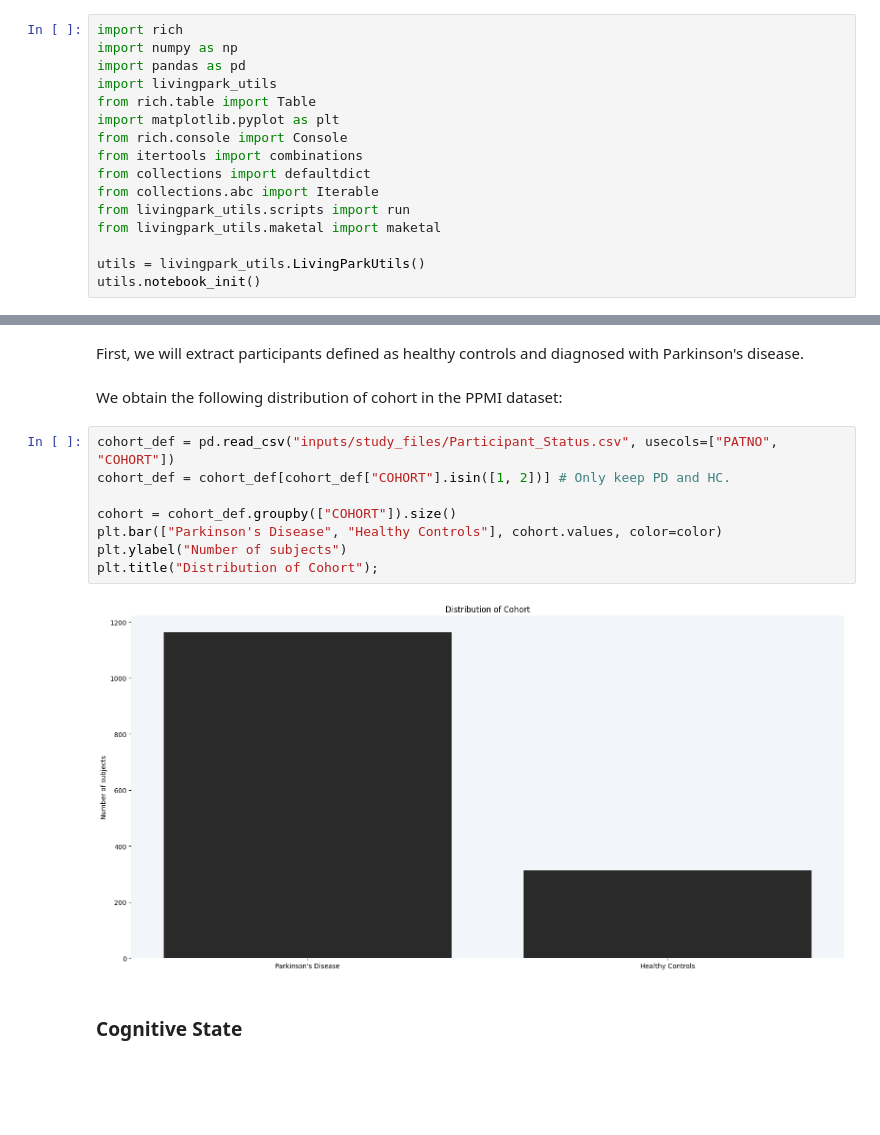
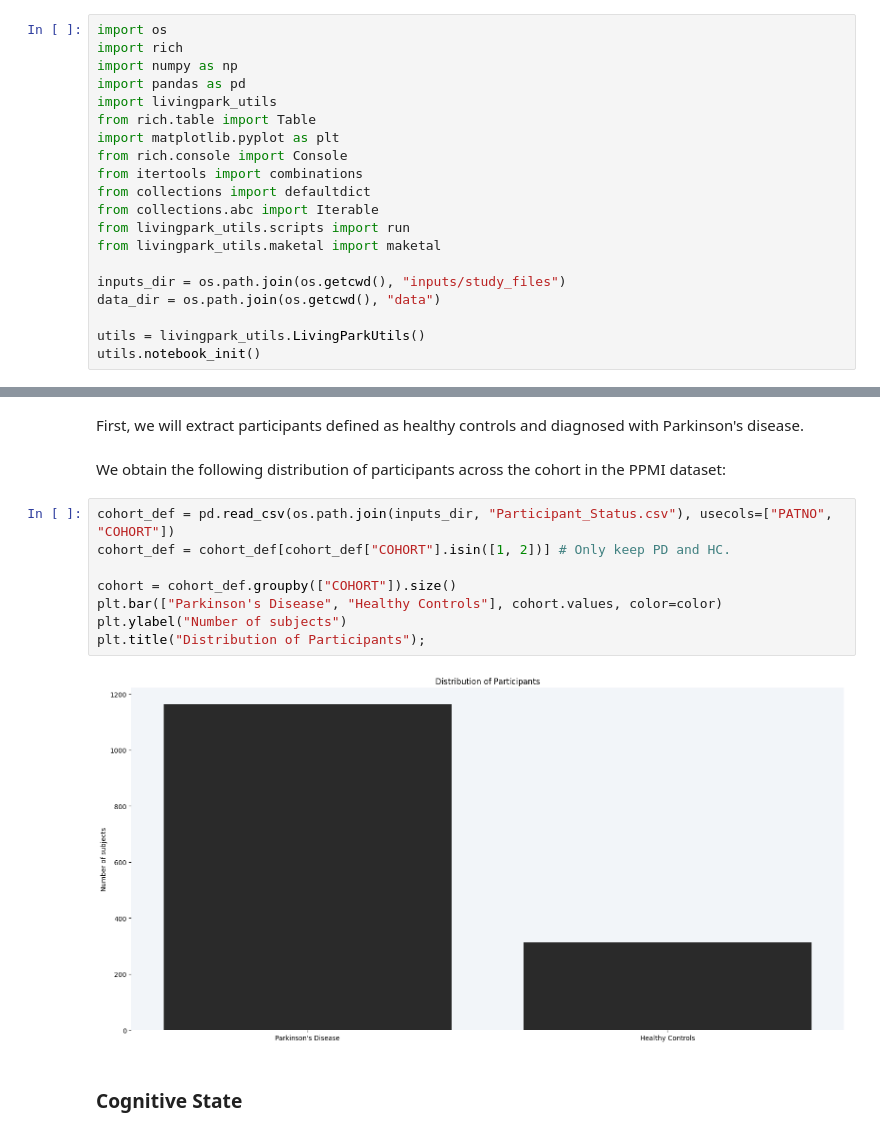
Before and after one commit to LivingPark-MRI/mak-etal-2015, a Jupyter notebook: mak-etal-2015.ipynb, the cells around one changed output, grey strips where cells are left out. Drawn from its saved outputs; the diff is of its cells as text; blank space fills up the shorter version.

```diff
--- a/mak-etal-2015.ipynb
+++ b/mak-etal-2015.ipynb
@@ -40,6 +40,7 @@ The rest of this notebook aims at reproducing these results using the PPMI datas
 # %% [markdown]
 First, let's initialize the notebook by installing software dependencies and importing libraries that we're going to use.
 # %%
+import os
 import rich
 import numpy as np
 import pandas as pd
@@ -53,6 +54,9 @@ from collections.abc import Iterable
 from livingpark_utils.scripts import run
 from livingpark_utils.maketal import maketal
 
+inputs_dir = os.path.join(os.getcwd(), "inputs/study_files")
+data_dir = os.path.join(os.getcwd(), "data")
+
 utils = livingpark_utils.LivingParkUtils()
 utils.notebook_init()
 # %% [output]
@@ -133,17 +139,17 @@ color = '#2A2A2A'
 # %% [markdown]
 First, we will extract participants defined as healthy controls and diagnosed with Parkinson's disease.
 # %% [markdown]
-We obtain the following distribution of cohort in the PPMI dataset:
+We obtain the following distribution of participants across the cohort in the PPMI dataset:
 # %%
-cohort_def = pd.read_csv("inputs/study_files/Participant_Status.csv", usecols=["PATNO", "COHORT"])
+cohort_def = pd.read_csv(os.path.join(inputs_dir, "Participant_Status.csv"), usecols=["PATNO", "COHORT"])
 cohort_def = cohort_def[cohort_def["COHORT"].isin([1, 2])] # Only keep PD and HC.
 
 cohort = cohort_def.groupby(["COHORT"]).size()
 plt.bar(["Parkinson's Disease", "Healthy Controls"], cohort.values, color=color)
 plt.ylabel("Number of subjects")
-plt.title("Distribution of Cohort");
+plt.title("Distribution of Participants");
 # %% [output]
-[figure, old version]
+[figure, new version]
 # %% [markdown]
 ### Cognitive State
 # %% [markdown]
```
Also changed, not shown: parts of 23 cells of this notebook.
